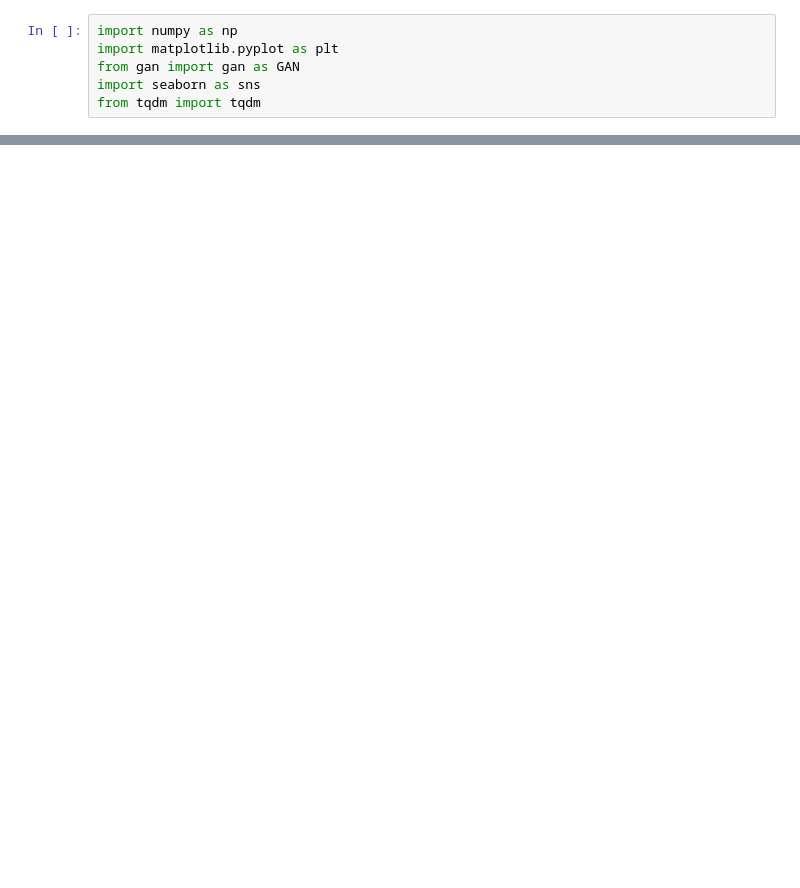
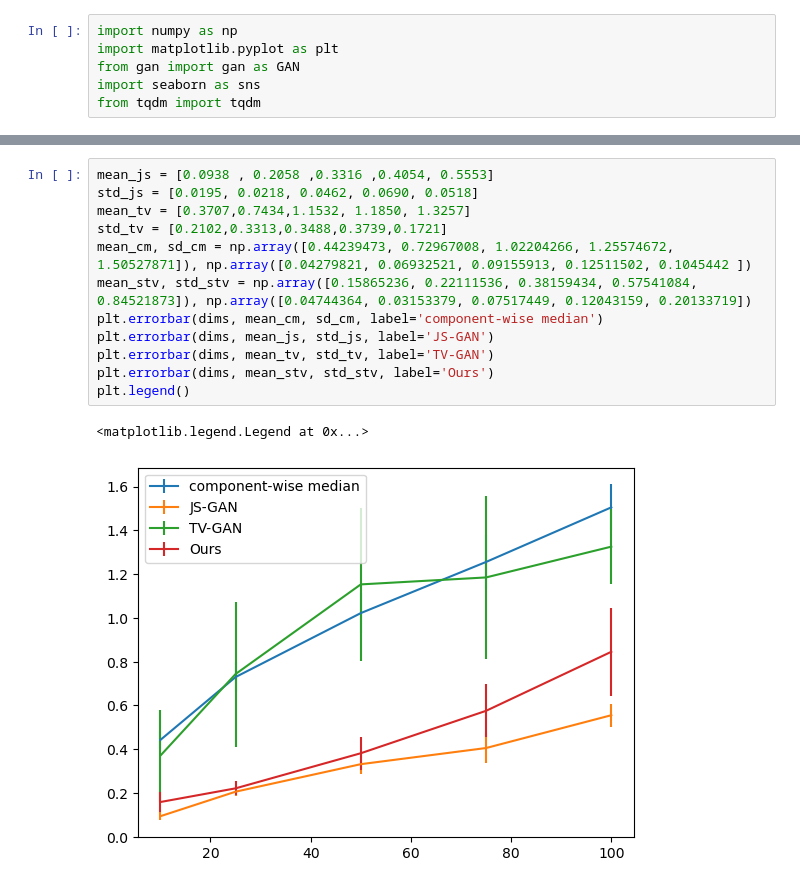
Before and after one commit to monarsan/robust-GAN, a Jupyter notebook: work/main/plot.ipynb, the cells around one changed output, grey strips where cells are left out. Cells and saved outputs as stored; diff of their text form; blank space fills up the shorter version.

```diff
--- a/work/main/plot.ipynb
+++ b/work/main/plot.ipynb
@@ -26,0 +99,15 @@ plt.errorbar(dims, mean, sd)
+# %%
+mean_js = [0.0938 , 0.2058 ,0.3316 ,0.4054, 0.5553]
+std_js = [0.0195, 0.0218, 0.0462, 0.0690, 0.0518]
+mean_tv = [0.3707,0.7434,1.1532, 1.1850, 1.3257]
+std_tv = [0.2102,0.3313,0.3488,0.3739,0.1721]
+mean_cm, sd_cm = np.array([0.44239473, 0.72967008, 1.02204266, 1.25574672, 1.50527871]), np.array([0.04279821, 0.06932521, 0.09155913, 0.12511502, 0.1045442 ])
+mean_stv, std_stv = np.array([0.15865236, 0.22111536, 0.38159434, 0.57541084, 0.84521873]), np.array([0.04744364, 0.03153379, 0.07517449, 0.12043159, 0.20133719])
+plt.errorbar(dims, mean_cm, sd_cm, label='component-wise median')
+plt.errorbar(dims, mean_js, std_js, label='JS-GAN')
+plt.errorbar(dims, mean_tv, std_tv, label='TV-GAN')
+plt.errorbar(dims, mean_stv, std_stv, label='Ours')
+plt.legend()
+# %% [output]
+<matplotlib.legend.Legend at 0x...>
+[figure, added]
```
Also changed, not shown: parts of 12 cells of this notebook, 1 other file.
